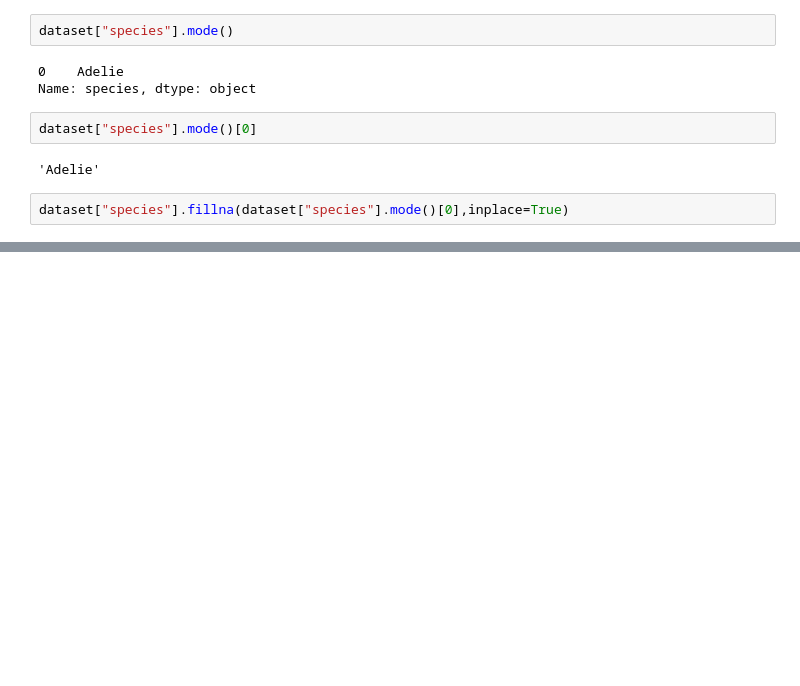
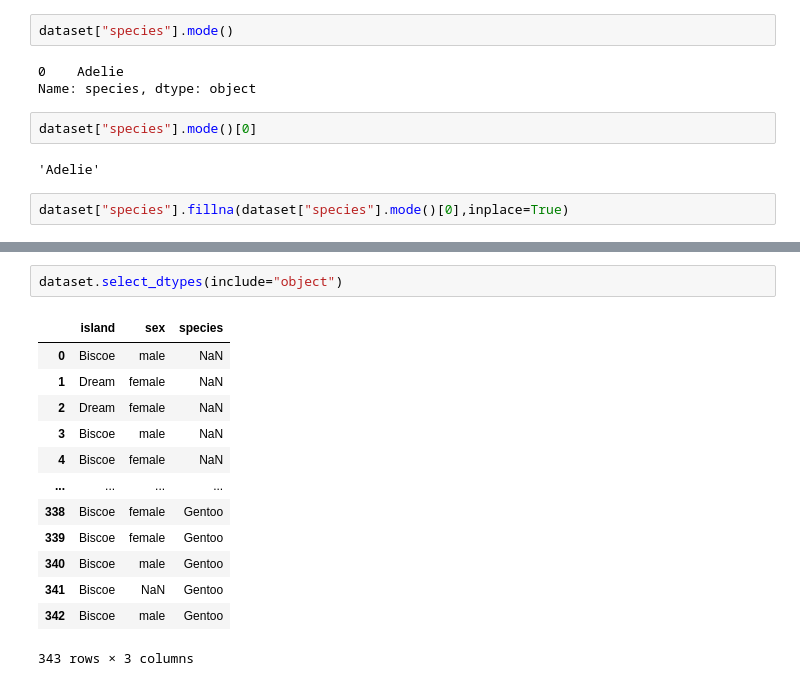
Before and after one commit to pratap-raghav/Machine-Learning, a Jupyter notebook: Lesson2.ipynb, the cells around one changed output, grey strips where cells are left out. Cells and saved outputs as stored; diff of their text form; blank space fills up the shorter version.

```diff
--- a/Lesson2.ipynb
+++ b/Lesson2.ipynb
@@ -76,0 +82,16 @@ dataset["species"].fillna(dataset["species"].mode()[0],inplace=True)
+# %%
+dataset.select_dtypes(include="object")
+# %% [output]
+|  | island | sex | species |
+| 0 | Biscoe | male | NaN |
+| 1 | Dream | female | NaN |
+| 2 | Dream | female | NaN |
+| 3 | Biscoe | male | NaN |
+| 4 | Biscoe | female | NaN |
+| ... | ... | ... | ... |
+| 338 | Biscoe | female | Gentoo |
+| 339 | Biscoe | female | Gentoo |
+| 340 | Biscoe | male | Gentoo |
+| 341 | Biscoe | NaN | Gentoo |
+| 342 | Biscoe | male | Gentoo |
+343 rows × 3 columns
```
Also changed, not shown: parts of 5 cells of this notebook.
